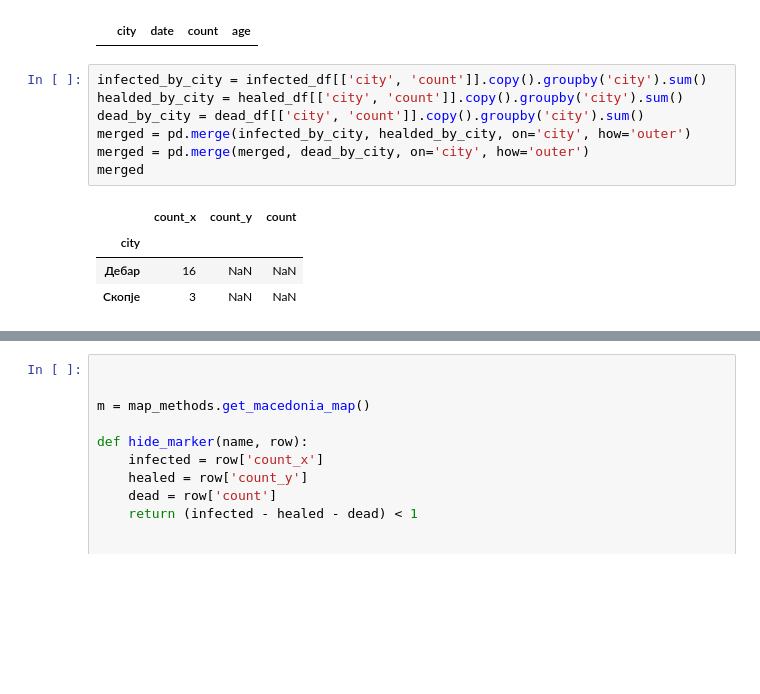
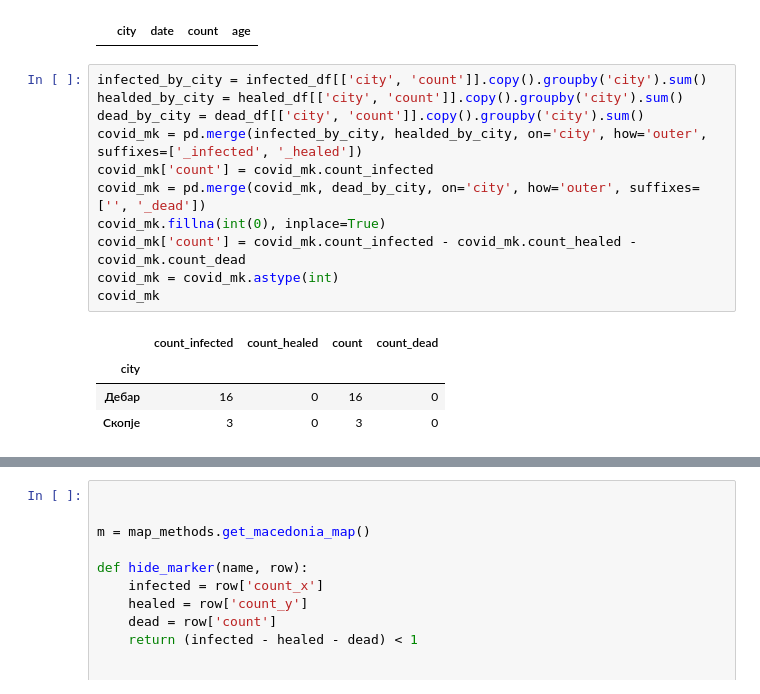
Before and after one commit to VikiPeeva/coronavirus-macedonia-tryouts, a Jupyter notebook: maps/mk_city_layer.ipynb, the cells around one changed output, grey strips where cells are left out. Saved outputs shown, nothing was run; the diff lists cells and outputs as text; blank space fills up the shorter version.

```diff
--- a/maps/mk_city_layer.ipynb
+++ b/maps/mk_city_layer.ipynb
@@ -54,12 +41,16 @@ dead_df
 # %%
 infected_by_city = infected_df[['city', 'count']].copy().groupby('city').sum()
 healded_by_city = healed_df[['city', 'count']].copy().groupby('city').sum()
 dead_by_city = dead_df[['city', 'count']].copy().groupby('city').sum()
-merged = pd.merge(infected_by_city, healded_by_city, on='city', how='outer')
-merged = pd.merge(merged, dead_by_city, on='city', how='outer')
-merged
+covid_mk = pd.merge(infected_by_city, healded_by_city, on='city', how='outer', suffixes=['_infected', '_healed'])
+covid_mk['count'] = covid_mk.count_infected
+covid_mk = pd.merge(covid_mk, dead_by_city, on='city', how='outer', suffixes=['', '_dead'])
+covid_mk.fillna(int(0), inplace=True)
+covid_mk['count'] = covid_mk.count_infected - covid_mk.count_healed - covid_mk.count_dead
+covid_mk = covid_mk.astype(int)
+covid_mk
 # %% [output]
-|  | count_x | count_y | count |
-| city |  |  |  |
-| Дебар | 16 | NaN | NaN |
-| Скопје | 3 | NaN | NaN |
+|  | count_infected | count_healed | count | count_dead |
+| city |  |  |  |  |
+| Дебар | 16 | 0 | 16 | 0 |
+| Скопје | 3 | 0 | 3 | 0 |
```
Also changed, not shown: parts of 13 cells of this notebook, 3 other files.
